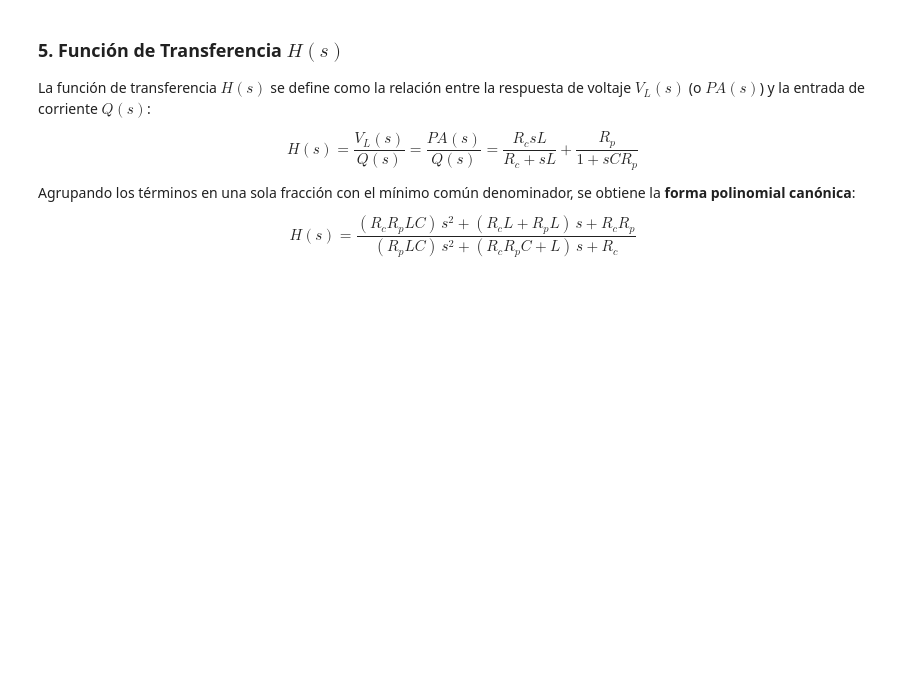
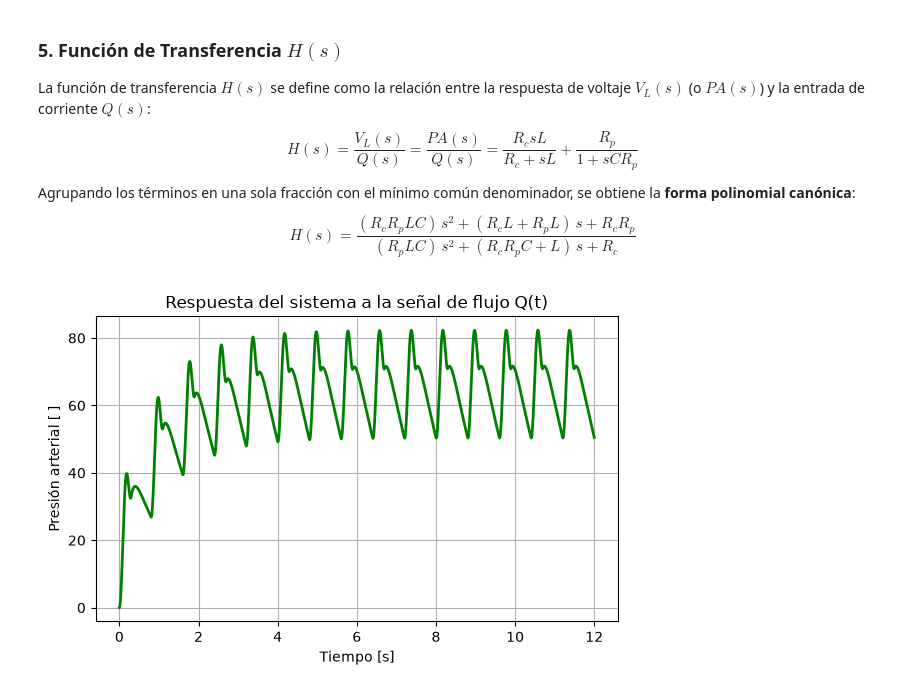
Before and after one commit to luisfmontoyaf/Modelos_Taller_3, a Jupyter notebook: code_taller_3.ipynb, the cells around one changed output. Cells and saved outputs as stored; diff of their text form; code cells hidden in the pictures; blank space fills up the shorter version.

```diff
--- a/code_taller_3.ipynb
+++ b/code_taller_3.ipynb
@@ -38,0 +44,40 @@ $$H(s) = \frac{(R_c R_p L C) \, s^2 + (R_c L + R_p L) \, s + R_c R_p}{(R_p L C)
+# %%
+# Parámetros
+Q_max = 500.0  # Flujo máximo
+Ts = 0.3       # Tiempo de sístole [segundos]
+Td = 0.5       # Tiempo de diástole [segundos]
+T = Ts + Td    # Periodo total de un ciclo cardíaco (0.8 s ≈ 75 bpm)
+Rc = 0.055       # Resistencia de la arteria
+Rp = 0.7       # Resistencia periférica
+L = 0.005       # Inductancia
+C = 1.5       # Capacitancia
+
+
+
+numerador=[(Rc*Rp*L*C),(Rc*L+Rp*L), (Rc*Rp)]
+denominador=[(Rp*L*C),(Rc*Rp*C+L), Rc]
+
+
+sys_tf = signal.TransferFunction(numerador, denominador)
+
+
+
+time = np.linspace(0, 12, 3000)
+# Tiempo relativo dentro de cada ciclo (de 0 a T)
+t_cycle = time % T
+
+# Señal Q(t) periódica
+Q = np.where(t_cycle <= Ts, Q_max * (np.sin(np.pi * t_cycle / Ts))**2, 0)
+
+t_out, y_out, _ = signal.lsim(sys_tf, Q, T=time)
+
+plt.figure(figsize=(6, 4))
+plt.plot(t_out, y_out, color='green', linewidth=2)
+plt.title('Respuesta del sistema a la señal de flujo Q(t)')
+plt.xlabel('Tiempo [s]')
+plt.ylabel('Presión arterial [ ]')
+plt.grid(True)
+plt.tight_layout()
+plt.show()
+# %% [output]
+[figure, added]
```
Also changed, not shown: parts of 1 cell of this notebook.
